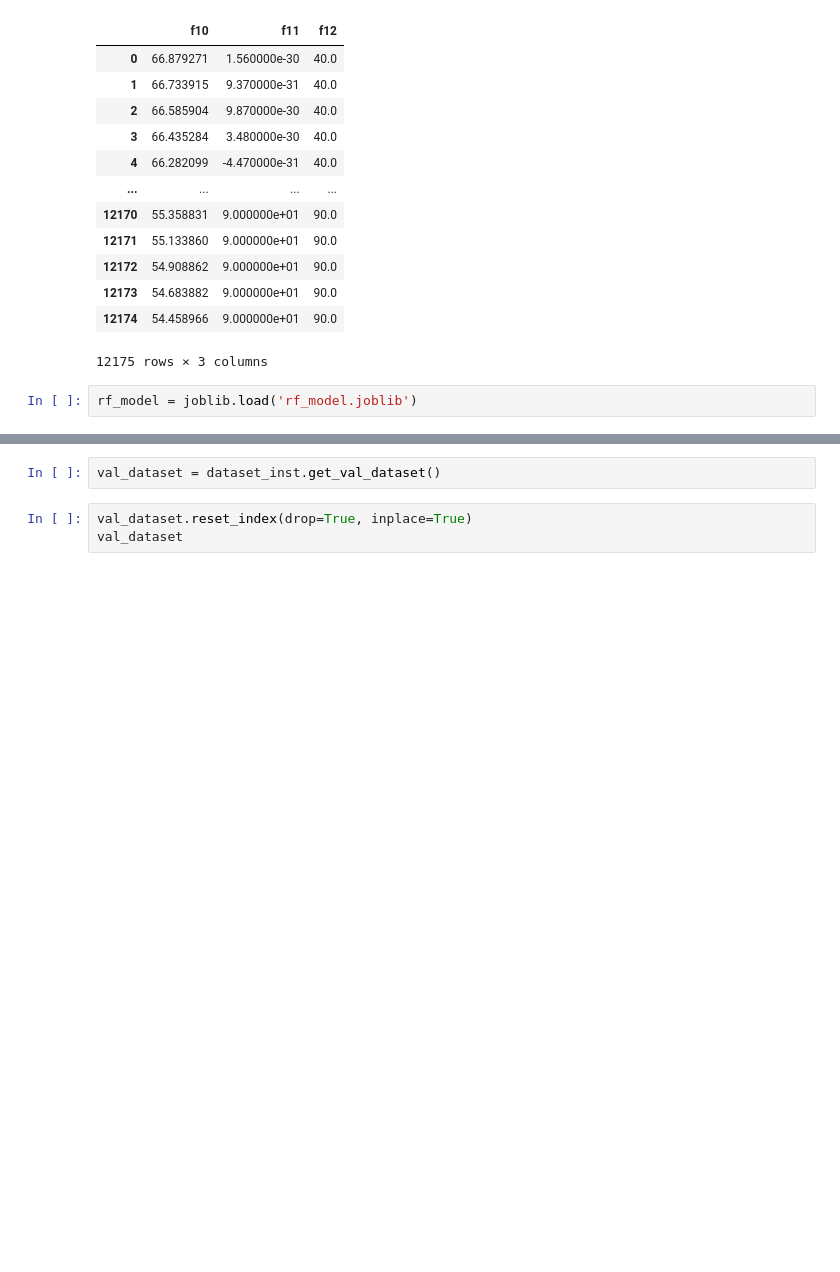
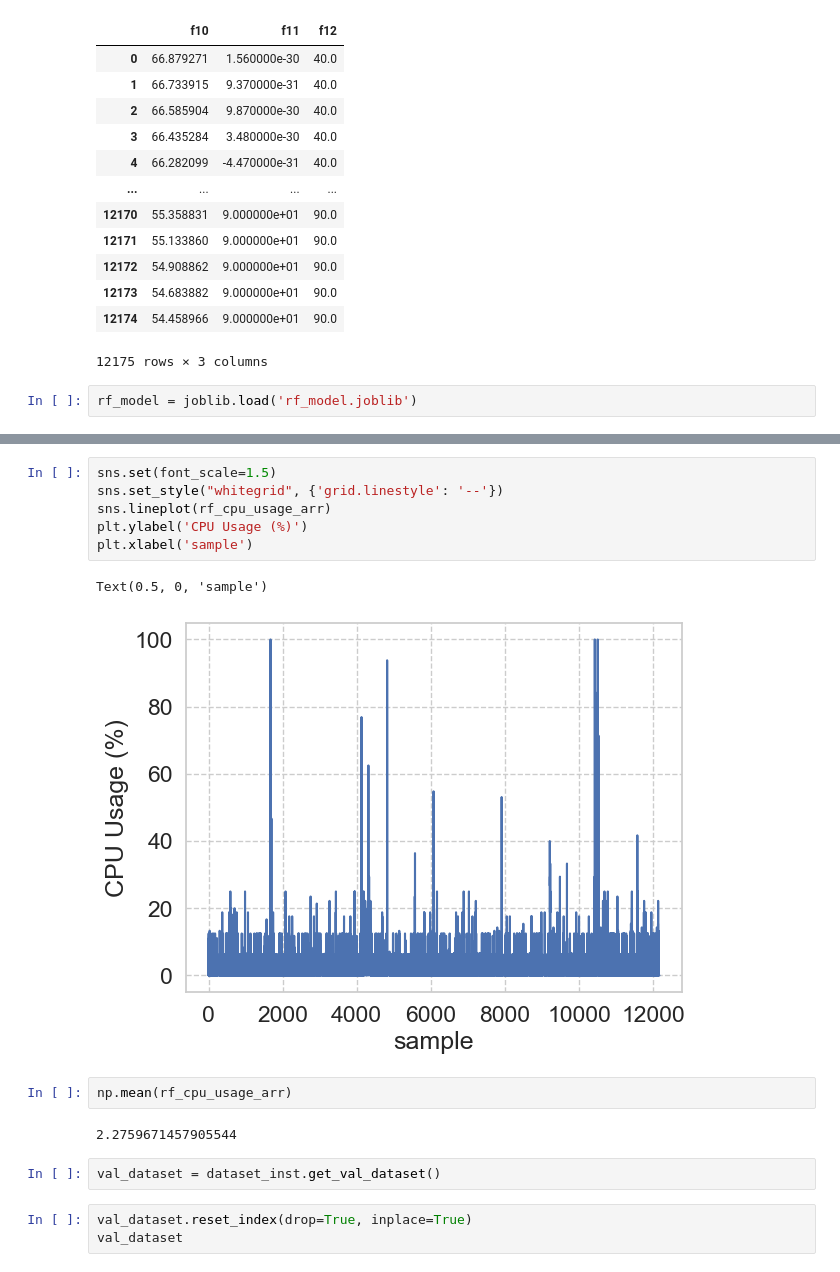
Before and after one commit to jinbeomjeong/estimate_crawler_crane_ground_pressure, a Jupyter notebook: benchmark_model.ipynb, the cells around one changed output, grey strips where cells are left out. Drawn from its saved outputs; the diff is of its cells as text; blank space fills up the shorter version.

```diff
--- a/benchmark_model.ipynb
+++ b/benchmark_model.ipynb
@@ -81,3 +98,16 @@ fig.show()
+# %%
+sns.set(font_scale=1.5)
+sns.set_style("whitegrid", {'grid.linestyle': '--'})
+sns.lineplot(rf_cpu_usage_arr)
+plt.ylabel('CPU Usage (%)')
+plt.xlabel('sample')
+# %% [output]
+Text(0.5, 0, 'sample')
+[figure, added]
+# %%
+np.mean(rf_cpu_usage_arr)
+# %% [output]
+2.2759671457905544
 # %%
 val_dataset = dataset_inst.get_val_dataset()
 # %%
```
Also changed, not shown: parts of 20 cells of this notebook.
